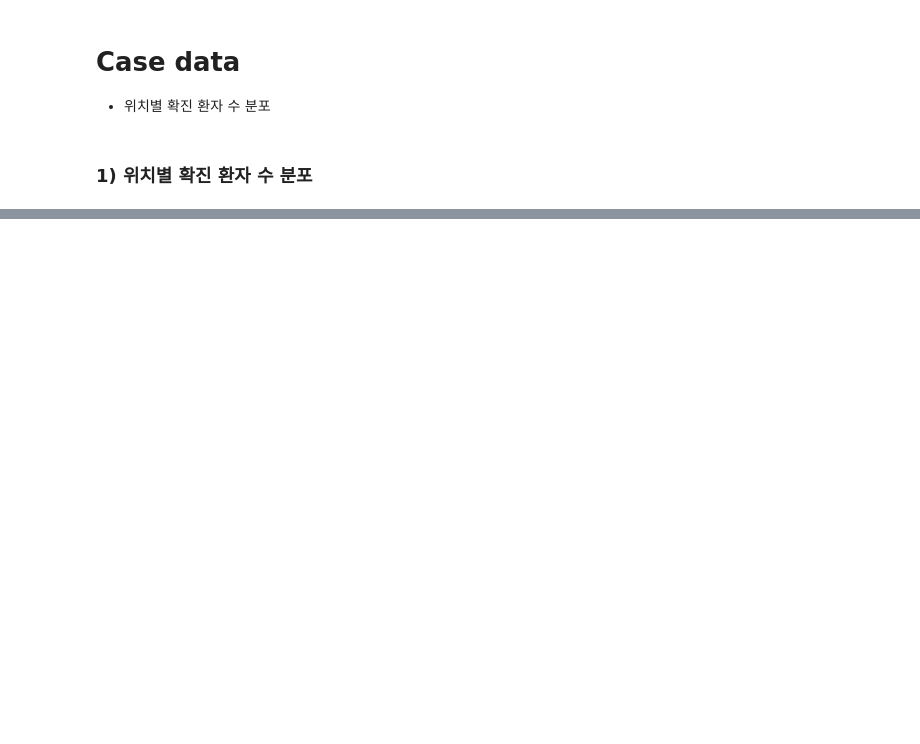
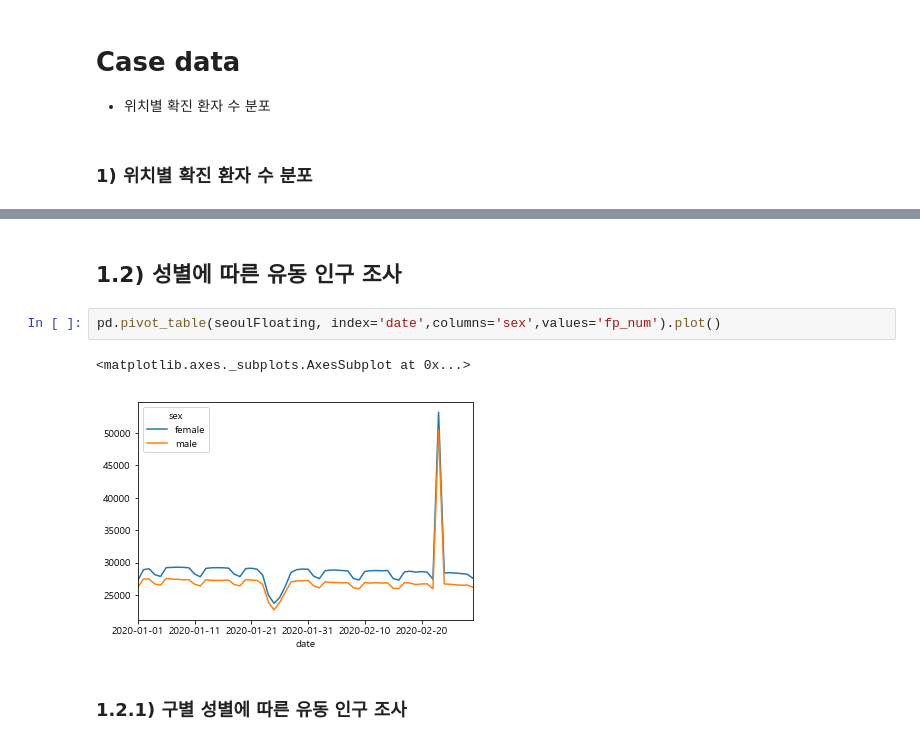
Before and after one commit to chan157/DACON_COVID, a Jupyter notebook: Submission_COVID.ipynb, the cells around one changed output, grey strips where cells are left out. Cells and saved outputs as stored; diff of their text form; blank space fills up the shorter version.

```diff
--- a/Submission_COVID.ipynb
+++ b/Submission_COVID.ipynb
@@ -817,0 +935,9 @@ fig_map.show()
+# %% [markdown]
+## 1.2) 성별에 따른 유동 인구 조사
+# %%
+pd.pivot_table(seoulFloating, index='date',columns='sex',values='fp_num').plot()
+# %% [output]
+<matplotlib.axes._subplots.AxesSubplot at 0x...>
+[figure, added]
+# %% [markdown]
+### 1.2.1) 구별 성별에 따른 유동 인구 조사
```
Also changed, not shown: parts of 66 cells of this notebook, 1 other file.
